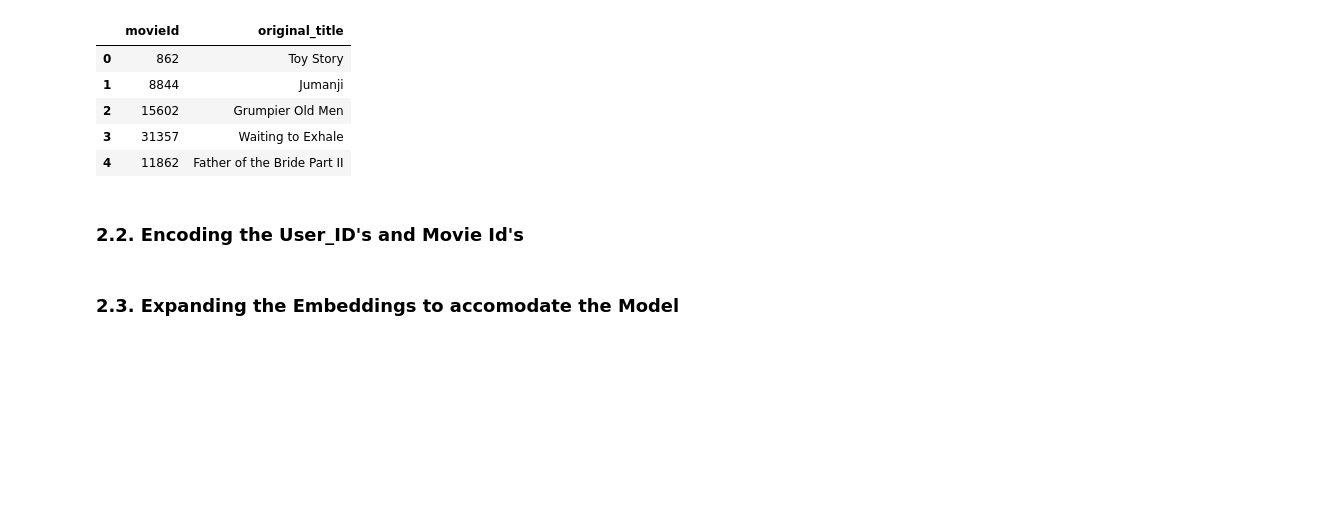
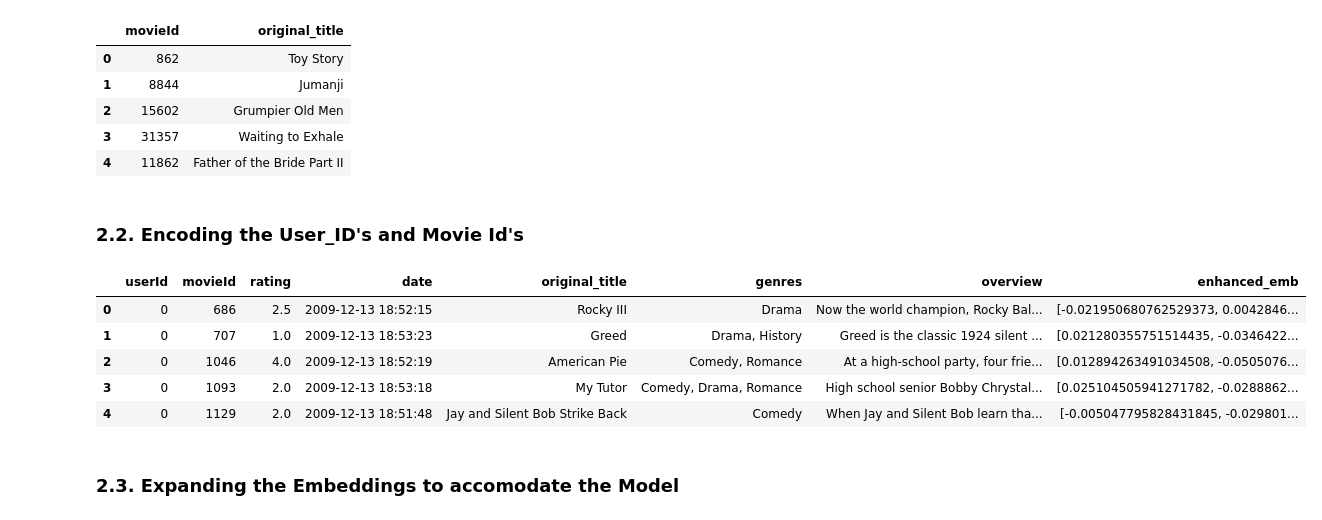
Before and after one commit to SudeshKumarSK/Cine-Match, a Jupyter notebook: Notebooks/Hybrid_Recommender.ipynb, the cells around one changed output. Saved outputs shown, nothing was run; the diff lists cells and outputs as text; code cells hidden in the pictures; blank space fills up the shorter version.

```diff
--- a/Notebooks/Hybrid_Recommender.ipynb
+++ b/Notebooks/Hybrid_Recommender.ipynb
@@ -560,6 +562,15 @@ movies_df.head()
 # %%
 combined_df['userId'] = user_encoder.fit_transform(combined_df['userId'])
 combined_df['movieId'] = movie_encoder.fit_transform(combined_df['movieId'])
+# %%
+combined_df.head()
+# %% [output]
+|  | userId | movieId | rating | date | original_title | genres | overview | enhanced_emb |
+| 0 | 0 | 686 | 2.5 | 2009-12-13 18:52:15 | Rocky III | Drama | Now the world champion, Rocky Bal... | [-0.021950680762529373, 0.0042846... |
+| 1 | 0 | 707 | 1.0 | 2009-12-13 18:53:23 | Greed | Drama, History | Greed is the classic 1924 silent ... | [0.021280355751514435, -0.0346422... |
+| 2 | 0 | 1046 | 4.0 | 2009-12-13 18:52:19 | American Pie | Comedy, Romance | At a high-school party, four frie... | [0.012894263491034508, -0.0505076... |
+| 3 | 0 | 1093 | 2.0 | 2009-12-13 18:53:18 | My Tutor | Comedy, Drama, Romance | High school senior Bobby Chrystal... | [0.025104505941271782, -0.0288862... |
+| 4 | 0 | 1129 | 2.0 | 2009-12-13 18:51:48 | Jay and Silent Bob Strike Back | Comedy | When Jay and Silent Bob learn tha... | [-0.005047795828431845, -0.029801... |
 # %% [markdown]
 ### 2.3. Expanding the Embeddings to accomodate the Model
 # %%
```
Also changed, not shown: parts of 27 cells of this notebook.
